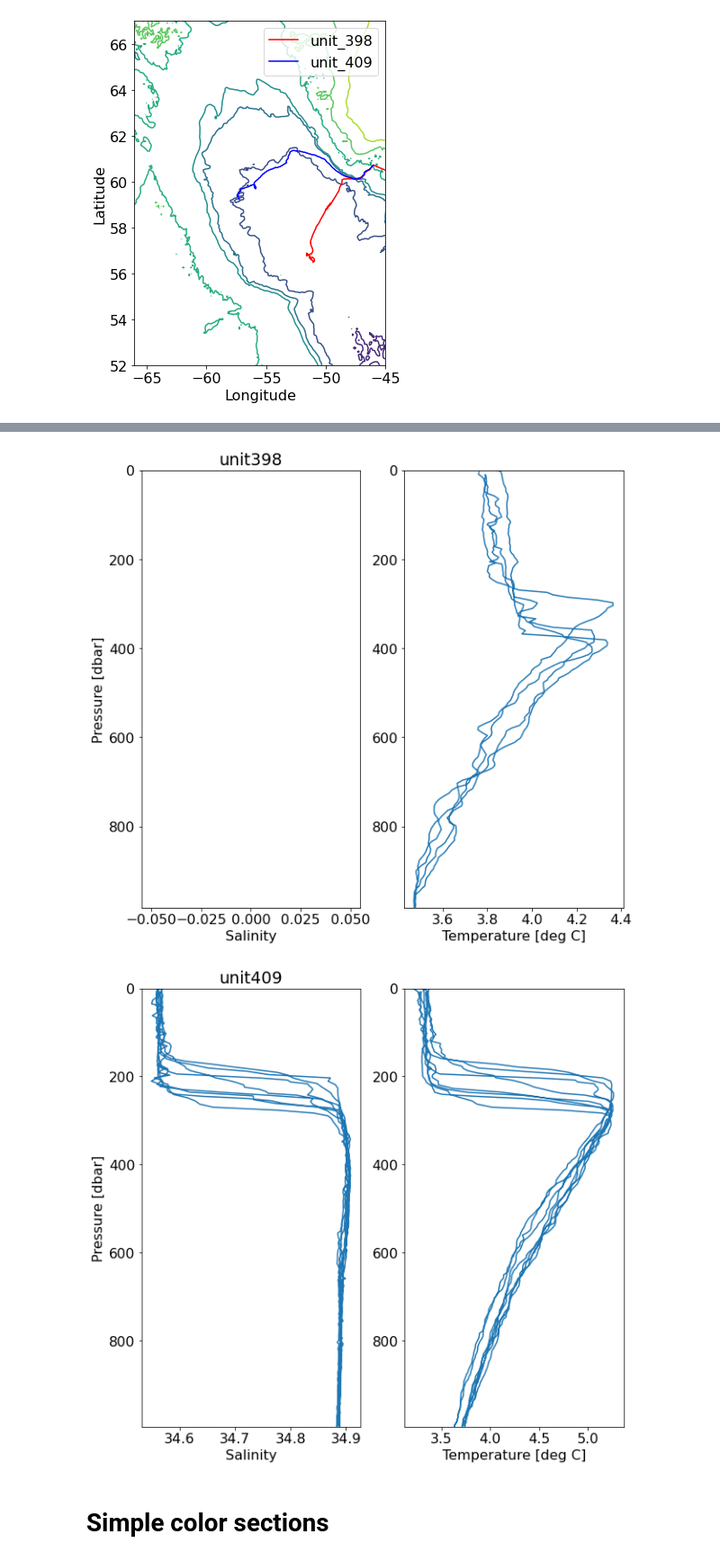
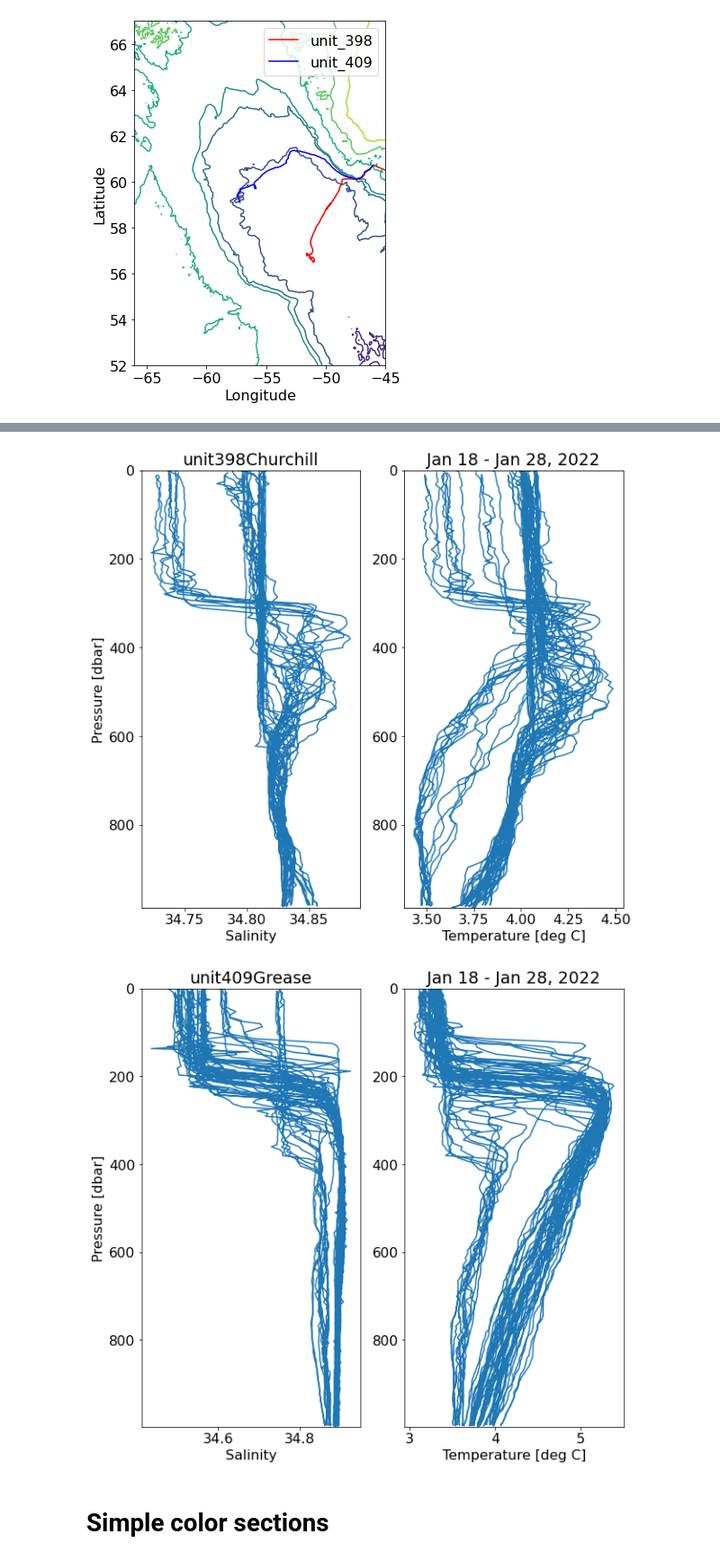
Before and after one commit to eleanorfrajka/c2_slocum, a Jupyter notebook: 02-code/04-visualise.ipynb, the cells around one changed output, grey strips where cells are left out. Shown at 90% size. Drawn from its saved outputs; the diff is of its cells as text; code cells hidden in the pictures.

Commit message:
Regenerated all figures - 398 has gone stratified, and 4099 is deep mixing to 400m????

```diff
--- a/02-code/04-visualise.ipynb
+++ b/02-code/04-visualise.ipynb
@@ -117,10 +117,10 @@ plot_tseries(unit409,3,'unit409')
-# %%
-ndays=1
-plot_profiles(unit398,ndays,'unit398')
-plot_profiles(unit409,ndays,'unit409')
-# %% [output]
-[figure, removed]
-[figure, removed]
+# %%
+ndays=10
+plot_profiles(unit398,ndays,'unit398Churchill')
+plot_profiles(unit409,ndays,'unit409Grease')
+# %% [output]
+[figure, added]
+[figure, added]
 # %% [markdown]
 # Simple color sections
 # %%
```
Also changed, not shown: parts of 12 cells of this notebook, 21 other files.
